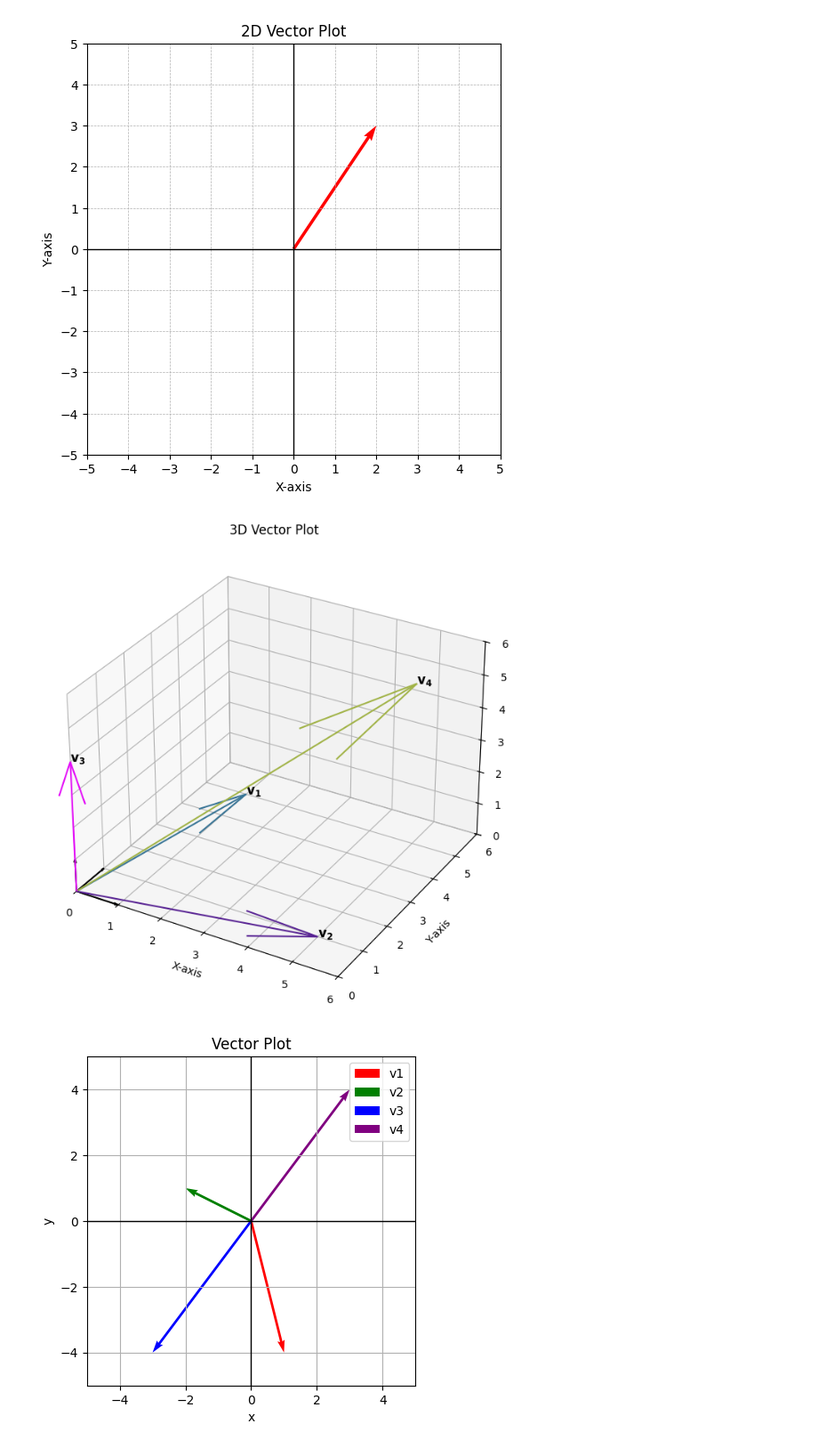
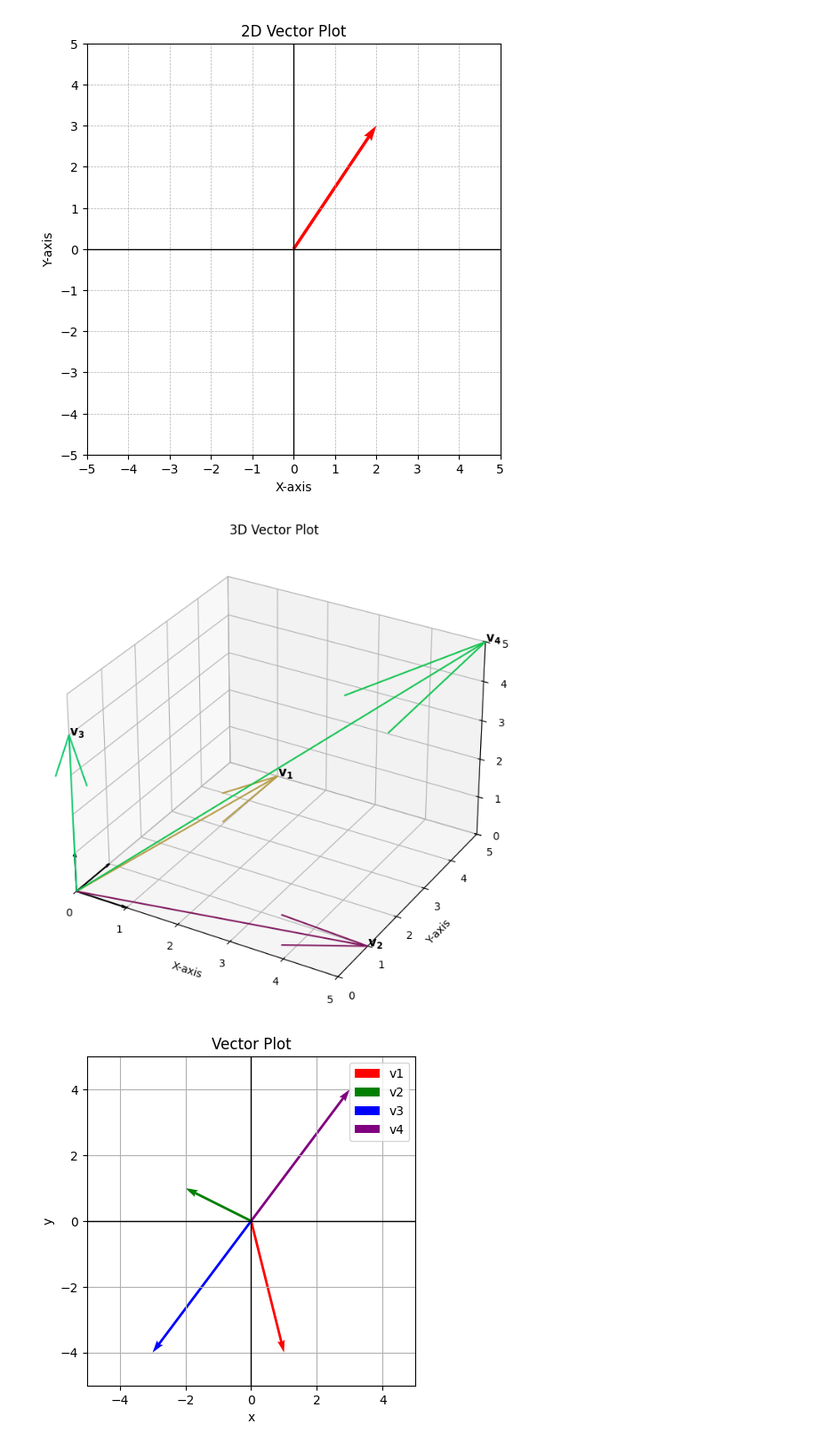
Before and after one commit to Steven-Ou/SP245-Python, a Jupyter notebook: new.ipynb, the cells around one changed output. Shown at 89% size. Cells and saved outputs as stored; diff of their text form; code cells hidden in the pictures.

```diff
--- a/new.ipynb
+++ b/new.ipynb
@@ -40,37 +40,37 @@ vectors = {
     r'$\mathbf{v_1}$': np.array([1, 5, 0]),
     r'$\mathbf{v_2}$': np.array([5, 1, 0]),
     r'$\mathbf{v_3}$': np.array([0, 0, 4]),
     r'$\mathbf{v_4}$': np.array([5, 5, 5])  # Ensuring v4 reaches [5, 5, 5]
 }
 
 # Create a 3D figure
 fig = plt.figure(figsize=(8, 8))
 ax = fig.add_subplot(111, projection='3d')
 
 # Draw x, y, z axes
 ax.quiver(0, 0, 0, 1, 0, 0, color='black', arrow_length_ratio=0.1)
 ax.quiver(0, 0, 0, 0, 1, 0, color='black', arrow_length_ratio=0.1)
 ax.quiver(0, 0, 0, 0, 0, 1, color='black', arrow_length_ratio=0.1)
 
 # Plot vectors
 for label, vec in vectors.items():
     ax.quiver(0, 0, 0, vec[0], vec[1], vec[2], color=np.random.rand(3,))
     ax.text(vec[0], vec[1], vec[2], label, fontsize=12)
 
 # Set axis limits to ensure all vectors fit within the frame
-ax.set_xlim([0, 6])
-ax.set_ylim([0, 6])
-ax.set_zlim([0, 6])
+ax.set_xlim([0, 5])
+ax.set_ylim([0, 5])
+ax.set_zlim([0, 5])
 
 # Labels and title
 ax.set_xlabel('X-axis')
 ax.set_ylabel('Y-axis')
 ax.set_zlabel('Z-axis')
 ax.set_title('3D Vector Plot')
 
 plt.show()
 # %% [output]
-[figure, old version]
+[figure, new version]
 # %%
 import matplotlib.pyplot as plt
 import numpy as np
```
Also changed, not shown: 1 other file.
